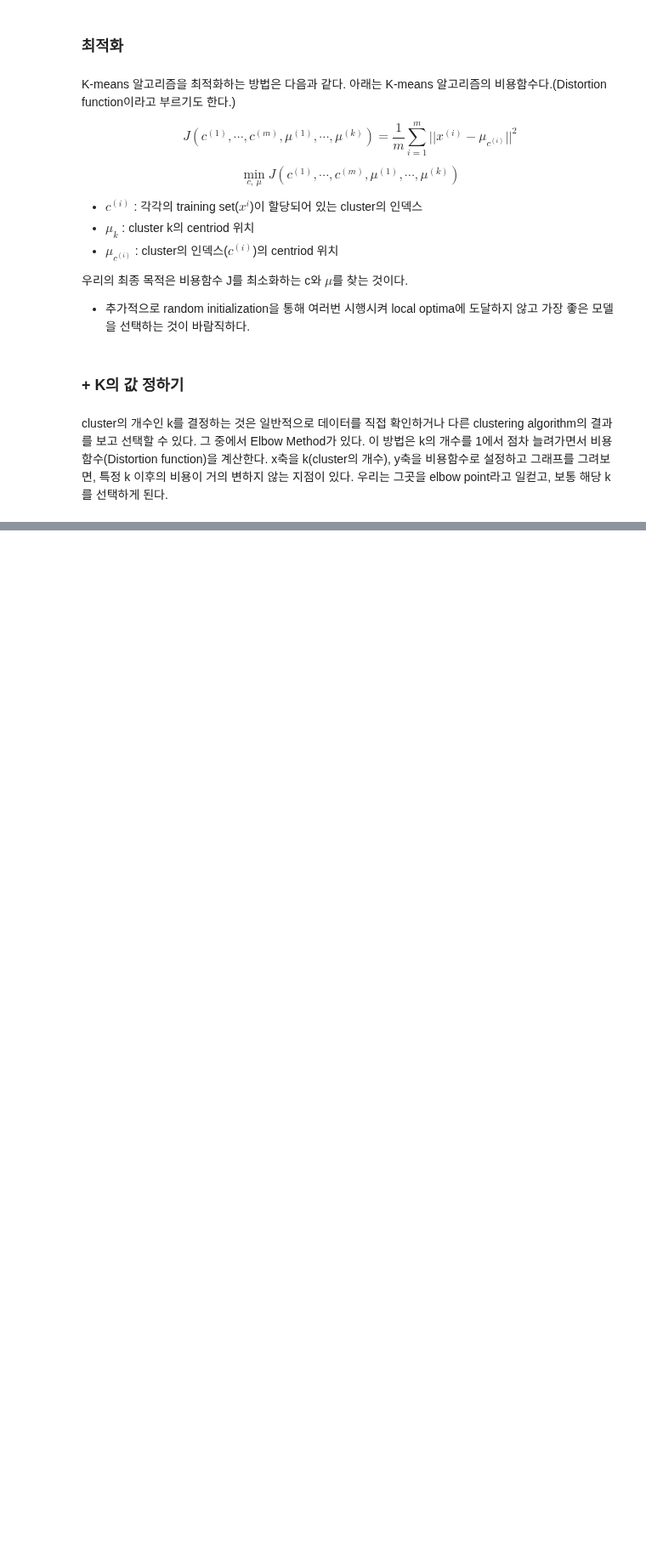
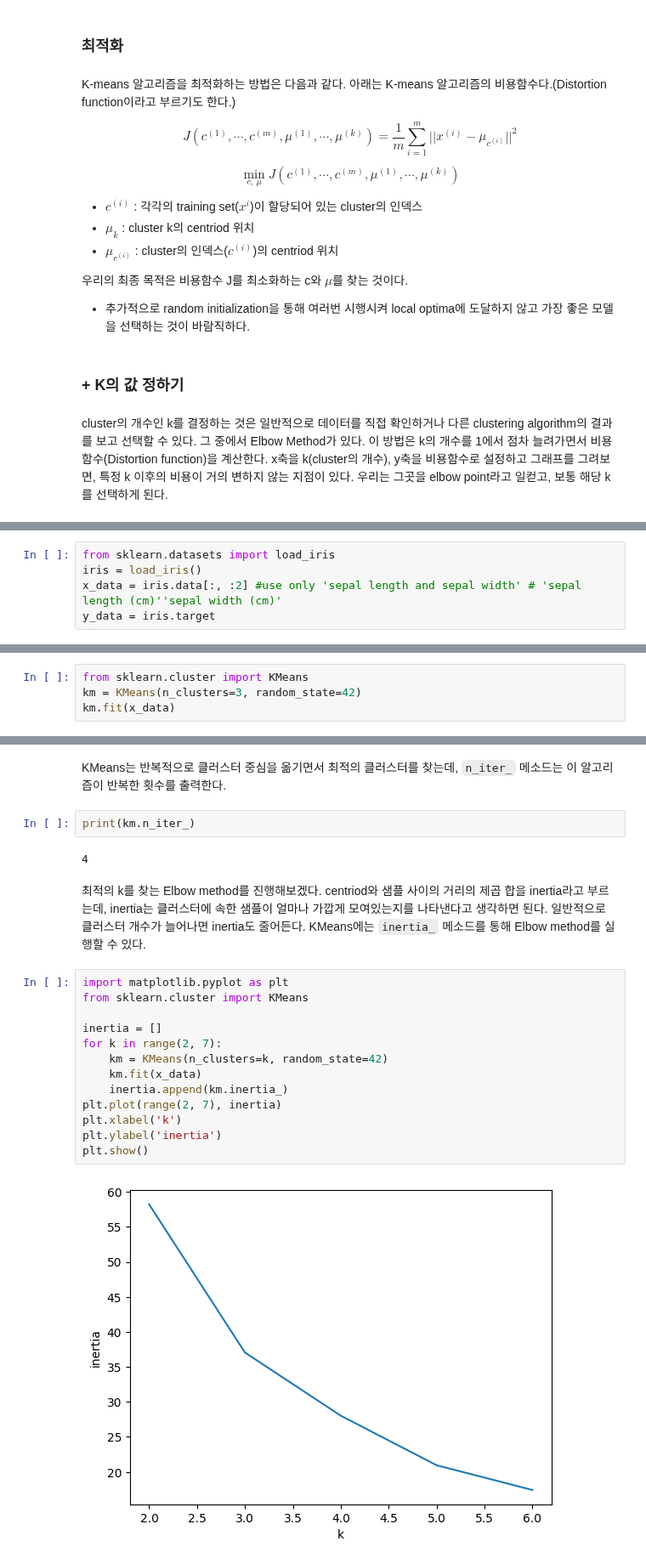
Before and after one commit to uyunho99/study, a Jupyter notebook: Basic_Study/wk4/basic_wk4.ipynb, the cells around one changed output, grey strips where cells are left out. Shown at 85% size. Saved outputs shown, nothing was run; the diff lists cells and outputs as text; blank space fills up the shorter version.

```diff
--- a/Basic_Study/wk4/basic_wk4.ipynb
+++ b/Basic_Study/wk4/basic_wk4.ipynb
@@ -68,0 +71,5 @@ cluster의 개수인 k를 결정하는 것은 일반적으로 데이터를 직
+# %%
+from sklearn.datasets import load_iris
+iris = load_iris()
+x_data = iris.data[:, :2] #use only 'sepal length and sepal width' # 'sepal length (cm)''sepal width (cm)'
+y_data = iris.target
@@ -68,0 +95,4 @@ cluster의 개수인 k를 결정하는 것은 일반적으로 데이터를 직
+# %%
+from sklearn.cluster import KMeans
+km = KMeans(n_clusters=3, random_state=42)
+km.fit(x_data)
@@ -68,0 +150,23 @@ cluster의 개수인 k를 결정하는 것은 일반적으로 데이터를 직
+# %% [markdown]
+KMeans는 반복적으로 클러스터 중심을 옮기면서 최적의 클러스터를 찾는데, `n_iter_` 메소드는 이 알고리즘이 반복한 횟수를 출력한다.
+# %%
+print(km.n_iter_)
+# %% [output]
+4
+# %% [markdown]
+최적의 k를 찾는 Elbow method를 진행해보겠다. centriod와 샘플 사이의 거리의 제곱 합을 inertia라고 부르는데, inertia는 클러스터에 속한 샘플이 얼마나 가깝게 모여있는지를 나타낸다고 생각하면 된다. 일반적으로 클러스터 개수가 늘어나면 inertia도 줄어든다. KMeans에는 `inertia_` 메소드를 통해 Elbow method를 실행할 수 있다.
+# %%
+import matplotlib.pyplot as plt
+from sklearn.cluster import KMeans
+
+inertia = []
+for k in range(2, 7):
+    km = KMeans(n_clusters=k, random_state=42)
+    km.fit(x_data)
+    inertia.append(km.inertia_)
+plt.plot(range(2, 7), inertia)
+plt.xlabel('k')
+plt.ylabel('inertia')
+plt.show()
+# %% [output]
+[figure, added]
```
Also changed, not shown: parts of 10 cells of this notebook, 2 other files.
